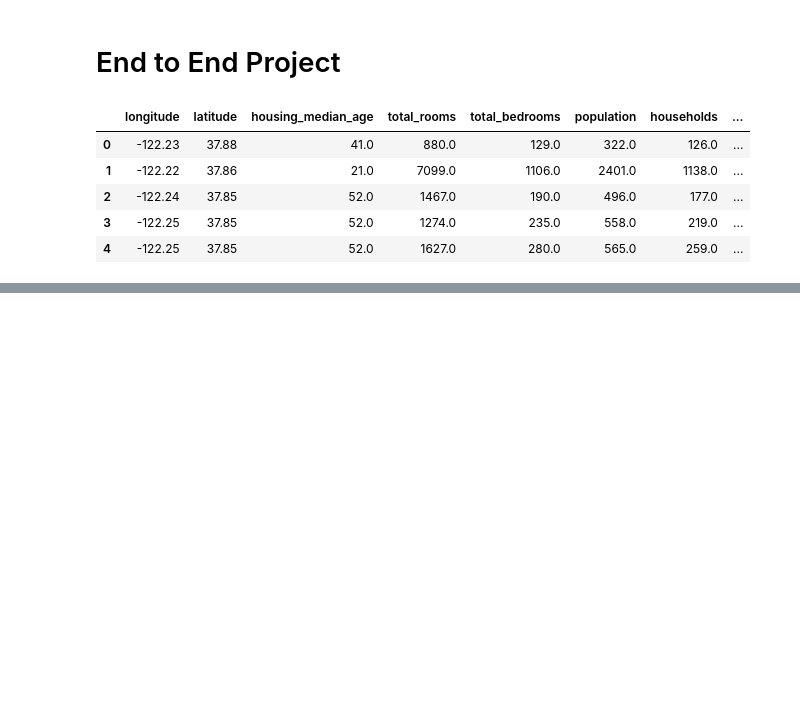
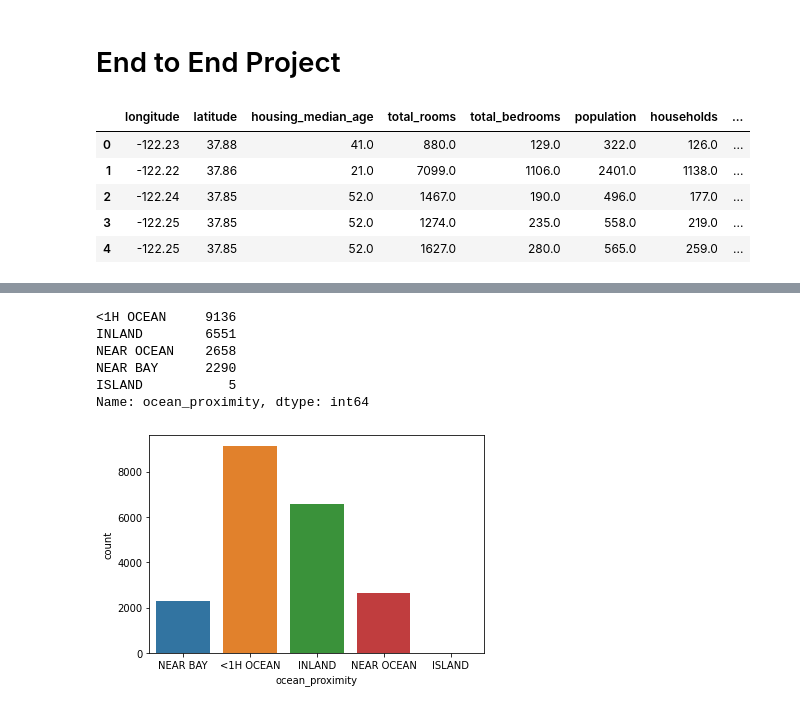
Before and after one commit to sks95/python_basics, a Jupyter notebook: E2E_project.ipynb, the cells around one changed output, grey strips where cells are left out. Saved outputs shown, nothing was run; the diff lists cells and outputs as text; code cells hidden in the pictures; blank space fills up the shorter version.

```diff
--- a/E2E_project.ipynb
+++ b/E2E_project.ipynb
@@ -17,0 +138,15 @@ df.head()
+# %%
+df['ocean_proximity'].value_counts()
+# %% [output]
+<1H OCEAN     9136
+INLAND        6551
+NEAR OCEAN    2658
+NEAR BAY      2290
+ISLAND           5
+Name: ocean_proximity, dtype: int64
+# %%
+# display count values
+
+sns.countplot(data=df , x='ocean_proximity');
+# %% [output]
+[figure, added]
```
Also changed, not shown: parts of 13 cells of this notebook.
